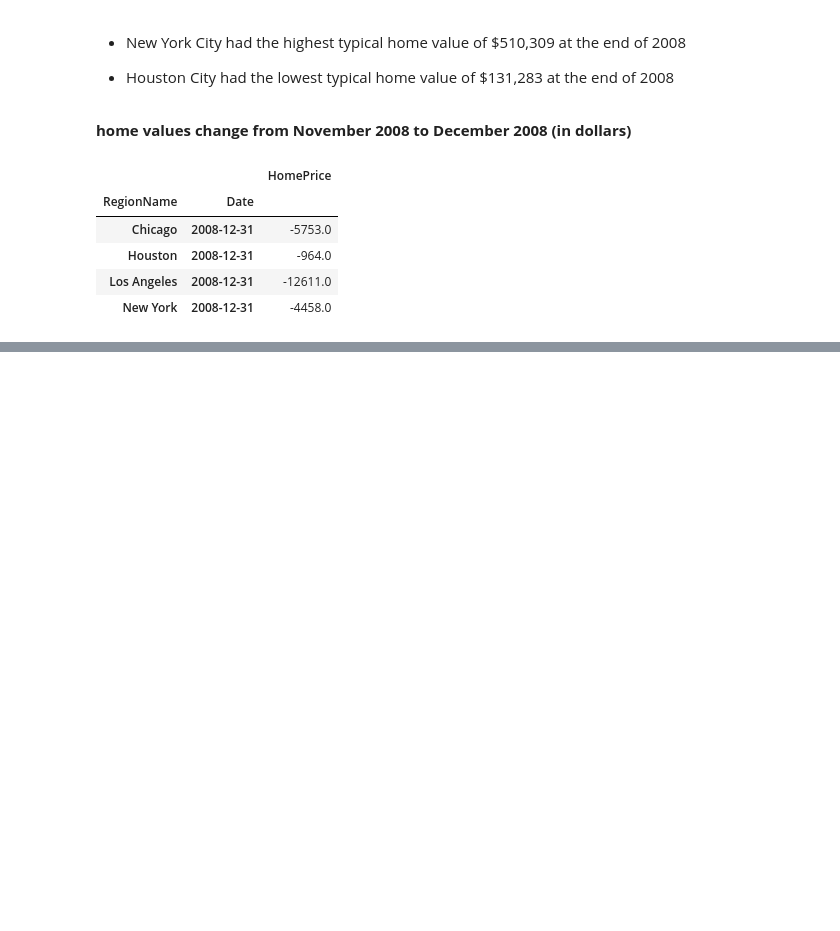
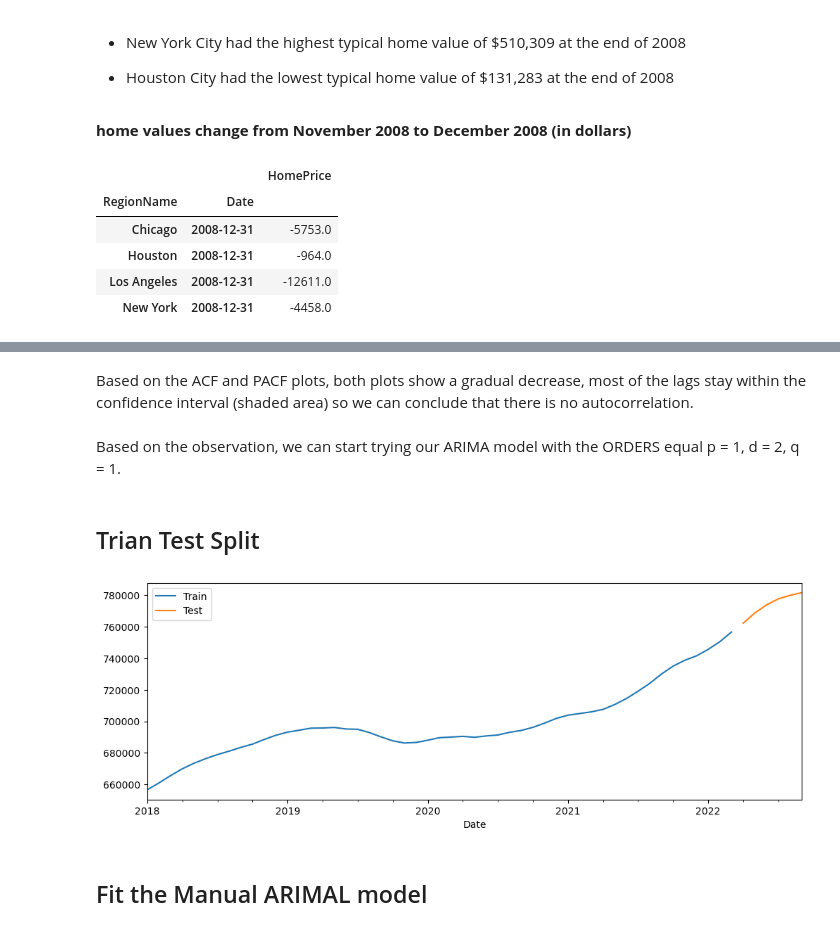
Before and after one commit to Qisam0322/Preparing_Time_Series_From_Wide-Form_Data, a Jupyter notebook: Preparing_Time_Series_from_Wide-Form_Data.ipynb, the cells around one changed output, grey strips where cells are left out. Cells and saved outputs as stored; diff of their text form; code cells hidden in the pictures; blank space fills up the shorter version.

```diff
--- a/Preparing_Time_Series_from_Wide-Form_Data.ipynb
+++ b/Preparing_Time_Series_from_Wide-Form_Data.ipynb
@@ -205,0 +416,16 @@ ts_diff
+# %% [markdown]
+Based on the ACF and PACF plots, both plots show a gradual decrease, most of the lags stay within the confidence interval (shaded area) so we can conclude that there is no autocorrelation.
+# %% [markdown]
+Based on the observation, we can start trying our ARIMA model with the ORDERS equal p = 1, d = 2, q = 1.
+# %% [markdown]
+## Trian Test Split
+# %%
+# Split the time series into training and test data (predict 6 months)
+train, test = train_test_split(df_model, test_size=6)
+ax = train.plot(label='Train')
+test.plot(ax=ax,label='Test')
+ax.legend();
+# %% [output]
+[figure, added]
+# %% [markdown]
+## Fit the Manual ARIMAL  model
```
Also changed, not shown: parts of 55 cells of this notebook.
